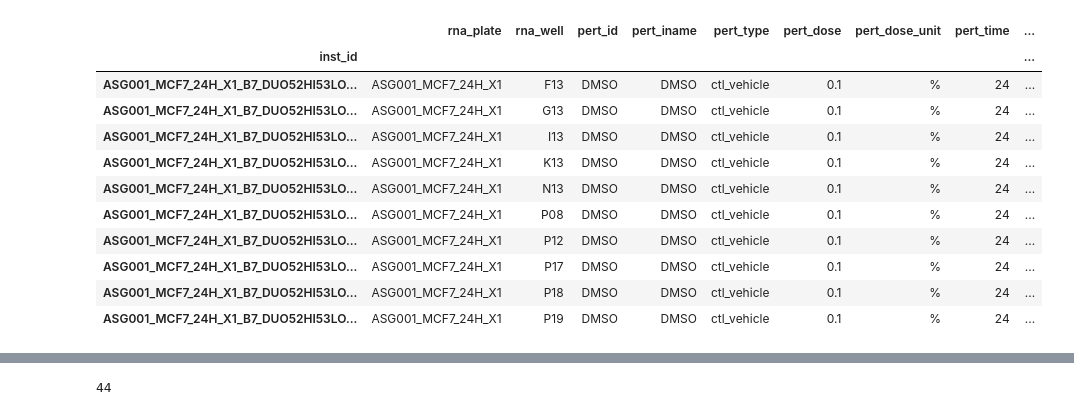
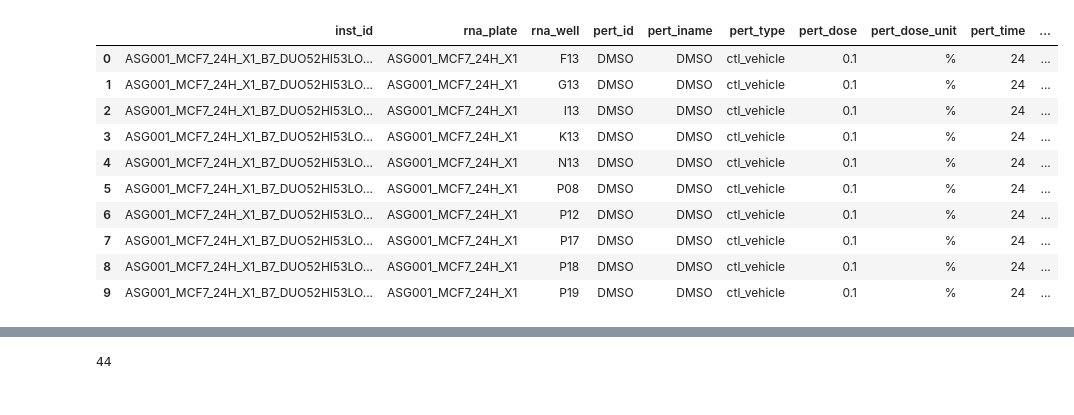
Before and after one commit to greenelab/LINCS_latent_space, a Jupyter notebook: scripts/0_parse_metadata.ipynb, the cells around one changed output, grey strips where cells are left out. Saved outputs shown, nothing was run; the diff lists cells and outputs as text; code cells hidden in the pictures.

```diff
--- a/scripts/0_parse_metadata.ipynb
+++ b/scripts/0_parse_metadata.ipynb
@@ -22,17 +26,16 @@ metadata_file = os.path.join(os.path.dirname(os.getcwd()), "metadata","GSE92742_
 # %%
-# Read metadata
-metadata = pd.read_table(metadata_file, index_col=0, dtype=str)
+# Read sample metadata
+metadata = pd.read_table(metadata_file, index_col=None, dtype=str)
 metadata.head(10)
 # %% [output]
-|  | rna_plate | rna_well | pert_id | pert_iname | pert_type | pert_dose | pert_dose_unit | pert_time | ... |
-| inst_id |  |  |  |  |  |  |  |  | ... |
-| ASG001_MCF7_24H_X1_B7_DUO52HI53LO... | ASG001_MCF7_24H_X1 | F13 | DMSO | DMSO | ctl_vehicle | 0.1 | % | 24 | ... |
-| ASG001_MCF7_24H_X1_B7_DUO52HI53LO... | ASG001_MCF7_24H_X1 | G13 | DMSO | DMSO | ctl_vehicle | 0.1 | % | 24 | ... |
-| ASG001_MCF7_24H_X1_B7_DUO52HI53LO... | ASG001_MCF7_24H_X1 | I13 | DMSO | DMSO | ctl_vehicle | 0.1 | % | 24 | ... |
-| ASG001_MCF7_24H_X1_B7_DUO52HI53LO... | ASG001_MCF7_24H_X1 | K13 | DMSO | DMSO | ctl_vehicle | 0.1 | % | 24 | ... |
-| ASG001_MCF7_24H_X1_B7_DUO52HI53LO... | ASG001_MCF7_24H_X1 | N13 | DMSO | DMSO | ctl_vehicle | 0.1 | % | 24 | ... |
-| ASG001_MCF7_24H_X1_B7_DUO52HI53LO... | ASG001_MCF7_24H_X1 | P08 | DMSO | DMSO | ctl_vehicle | 0.1 | % | 24 | ... |
-| ASG001_MCF7_24H_X1_B7_DUO52HI53LO... | ASG001_MCF7_24H_X1 | P12 | DMSO | DMSO | ctl_vehicle | 0.1 | % | 24 | ... |
-| ASG001_MCF7_24H_X1_B7_DUO52HI53LO... | ASG001_MCF7_24H_X1 | P17 | DMSO | DMSO | ctl_vehicle | 0.1 | % | 24 | ... |
-| ASG001_MCF7_24H_X1_B7_DUO52HI53LO... | ASG001_MCF7_24H_X1 | P18 | DMSO | DMSO | ctl_vehicle | 0.1 | % | 24 | ... |
-| ASG001_MCF7_24H_X1_B7_DUO52HI53LO... | ASG001_MCF7_24H_X1 | P19 | DMSO | DMSO | ctl_vehicle | 0.1 | % | 24 | ... |
+|  | inst_id | rna_plate | rna_well | pert_id | pert_iname | pert_type | pert_dose | pert_dose_unit | pert_time | ... |
+| 0 | ASG001_MCF7_24H_X1_B7_DUO52HI53LO... | ASG001_MCF7_24H_X1 | F13 | DMSO | DMSO | ctl_vehicle | 0.1 | % | 24 | ... |
+| 1 | ASG001_MCF7_24H_X1_B7_DUO52HI53LO... | ASG001_MCF7_24H_X1 | G13 | DMSO | DMSO | ctl_vehicle | 0.1 | % | 24 | ... |
+| 2 | ASG001_MCF7_24H_X1_B7_DUO52HI53LO... | ASG001_MCF7_24H_X1 | I13 | DMSO | DMSO | ctl_vehicle | 0.1 | % | 24 | ... |
+| 3 | ASG001_MCF7_24H_X1_B7_DUO52HI53LO... | ASG001_MCF7_24H_X1 | K13 | DMSO | DMSO | ctl_vehicle | 0.1 | % | 24 | ... |
+| 4 | ASG001_MCF7_24H_X1_B7_DUO52HI53LO... | ASG001_MCF7_24H_X1 | N13 | DMSO | DMSO | ctl_vehicle | 0.1 | % | 24 | ... |
+| 5 | ASG001_MCF7_24H_X1_B7_DUO52HI53LO... | ASG001_MCF7_24H_X1 | P08 | DMSO | DMSO | ctl_vehicle | 0.1 | % | 24 | ... |
+| 6 | ASG001_MCF7_24H_X1_B7_DUO52HI53LO... | ASG001_MCF7_24H_X1 | P12 | DMSO | DMSO | ctl_vehicle | 0.1 | % | 24 | ... |
+| 7 | ASG001_MCF7_24H_X1_B7_DUO52HI53LO... | ASG001_MCF7_24H_X1 | P17 | DMSO | DMSO | ctl_vehicle | 0.1 | % | 24 | ... |
+| 8 | ASG001_MCF7_24H_X1_B7_DUO52HI53LO... | ASG001_MCF7_24H_X1 | P18 | DMSO | DMSO | ctl_vehicle | 0.1 | % | 24 | ... |
+| 9 | ASG001_MCF7_24H_X1_B7_DUO52HI53LO... | ASG001_MCF7_24H_X1 | P19 | DMSO | DMSO | ctl_vehicle | 0.1 | % | 24 | ... |
```
Also changed, not shown: parts of 20 cells of this notebook, 7 other files.
